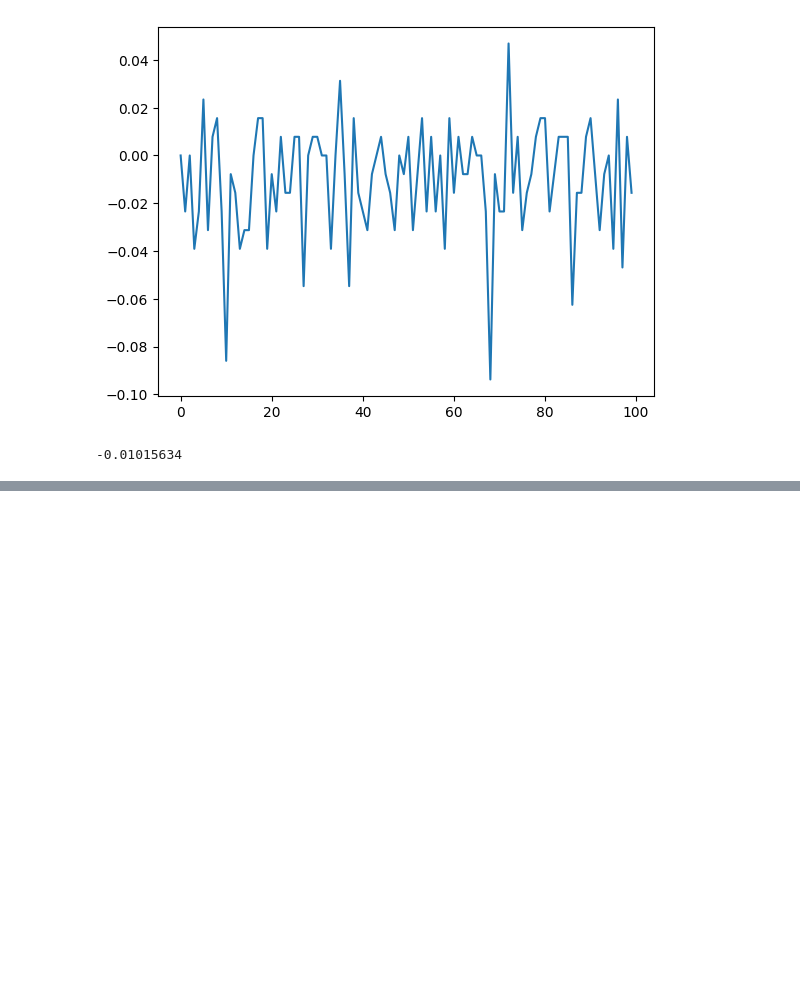
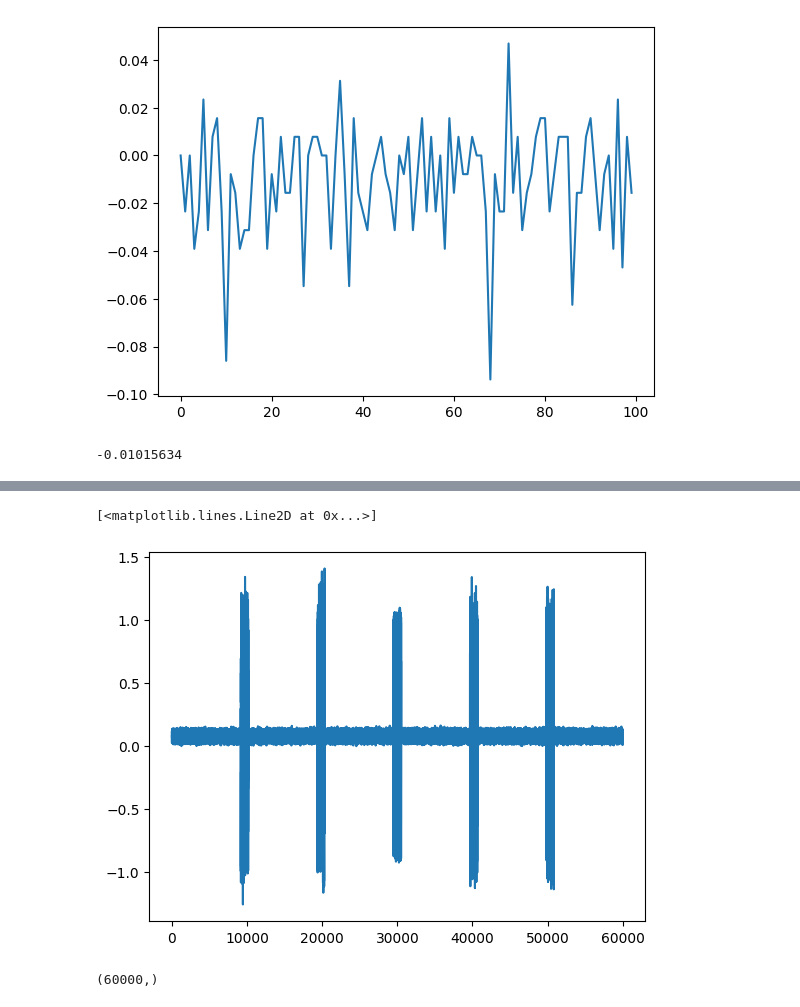
Before and after one commit to Raghav67816/NID-24, a Jupyter notebook: Signals Analysis.ipynb, the cells around one changed output, grey strips where cells are left out. Cells and saved outputs as stored; diff of their text form; code cells hidden in the pictures; blank space fills up the shorter version.

```diff
--- a/Signals Analysis.ipynb
+++ b/Signals Analysis.ipynb
@@ -87,0 +107,12 @@ plt.plot(x, y)
+# %%
+num_samples = len(data)
+x = np.linspace(0, num_samples, num_samples)
+
+plt.plot(x, data)
+# %% [output]
+[<matplotlib.lines.Line2D at 0x...>]
+[figure, added]
+# %%
+data.shape
+# %% [output]
+(60000,)
```
Also changed, not shown: parts of 5 cells of this notebook, 15 other files.
